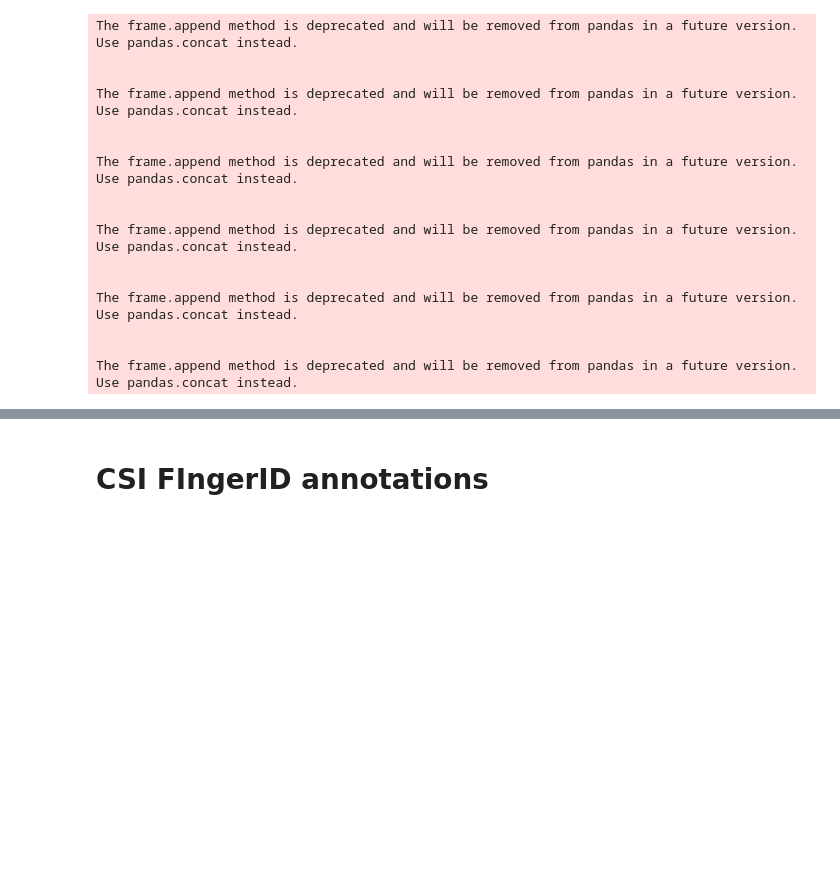
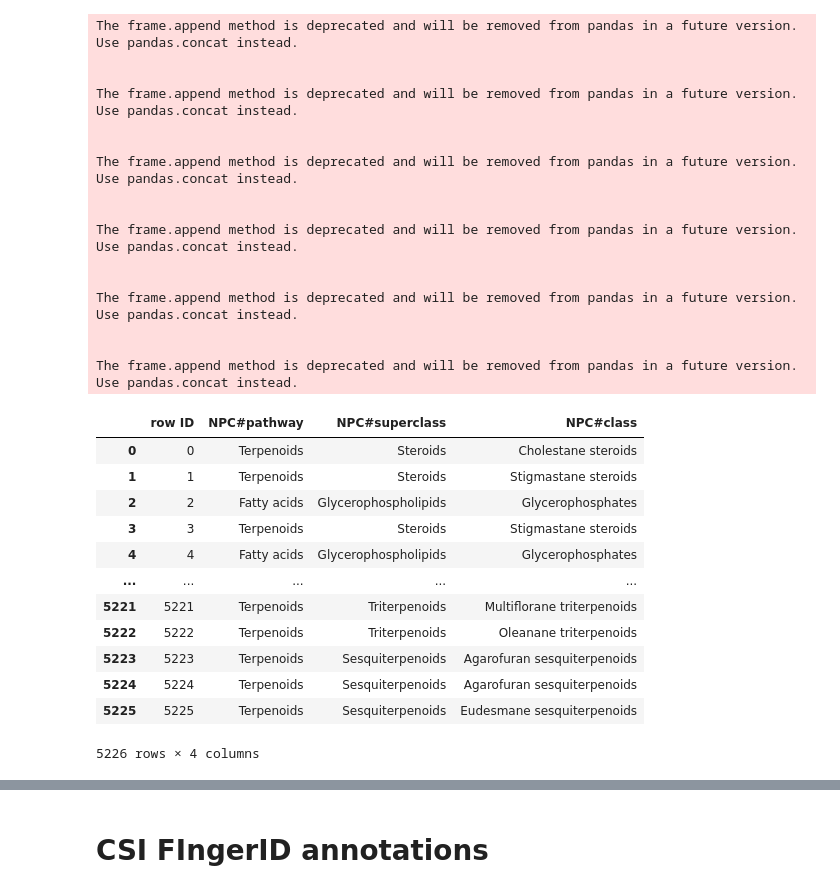
Before and after one commit to luigiquiros/Celastraceae-Set-publication-examples, a Jupyter notebook: ScientificData_pic_examples.ipynb, the cells around one changed output, grey strips where cells are left out. Cells and saved outputs as stored; diff of their text form; code cells hidden in the pictures; blank space fills up the shorter version.

```diff
--- a/ScientificData_pic_examples.ipynb
+++ b/ScientificData_pic_examples.ipynb
@@ -128,3 +130,25 @@ The frame.append method is deprecated and will be removed from pandas in a futur
 
 
 The frame.append method is deprecated and will be removed from pandas in a future version. Use pandas.concat instead.
+# %%
+celastraceae_table_path= '/mnt/c/Users/quirosgu/Documents/GitHub/inventa/data_loc/LotusDB_inhouse_celastraceae.csv'
+#database reference Celastraceae Family
+celast = pd.read_csv(celastraceae_table_path, sep=',')
+celast.drop('Unnamed: 0', axis =1, inplace=True)
+celast.reset_index(inplace=True)
+celast.rename(columns={'index': 'row ID','structure_taxonomy_npclassifier_01pathway':'NPC#pathway','structure_taxonomy_npclassifier_02superclass':'NPC#superclass','structure_taxonomy_npclassifier_03class':'NPC#class' }, inplace=True)
+celast
+# %% [output]
+|  | row ID | NPC#pathway | NPC#superclass | NPC#class |
+| 0 | 0 | Terpenoids | Steroids | Cholestane steroids |
+| 1 | 1 | Terpenoids | Steroids | Stigmastane steroids |
+| 2 | 2 | Fatty acids | Glycerophospholipids | Glycerophosphates |
+| 3 | 3 | Terpenoids | Steroids | Stigmastane steroids |
+| 4 | 4 | Fatty acids | Glycerophospholipids | Glycerophosphates |
+| ... | ... | ... | ... | ... |
+| 5221 | 5221 | Terpenoids | Triterpenoids | Multiflorane triterpenoids |
+| 5222 | 5222 | Terpenoids | Triterpenoids | Oleanane triterpenoids |
+| 5223 | 5223 | Terpenoids | Sesquiterpenoids | Agarofuran sesquiterpenoids |
+| 5224 | 5224 | Terpenoids | Sesquiterpenoids | Agarofuran sesquiterpenoids |
+| 5225 | 5225 | Terpenoids | Sesquiterpenoids | Eudesmane sesquiterpenoids |
+5226 rows × 4 columns
```
Also changed, not shown: parts of 11 cells of this notebook, 6 other files.
